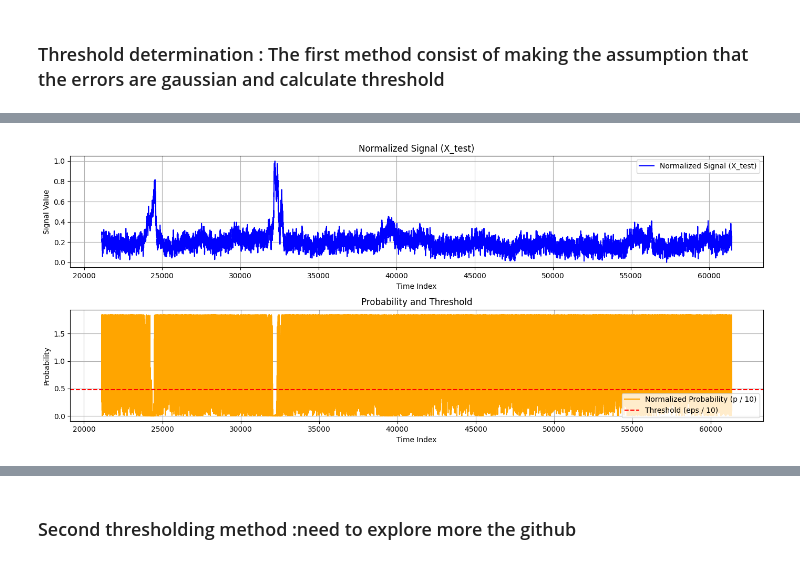
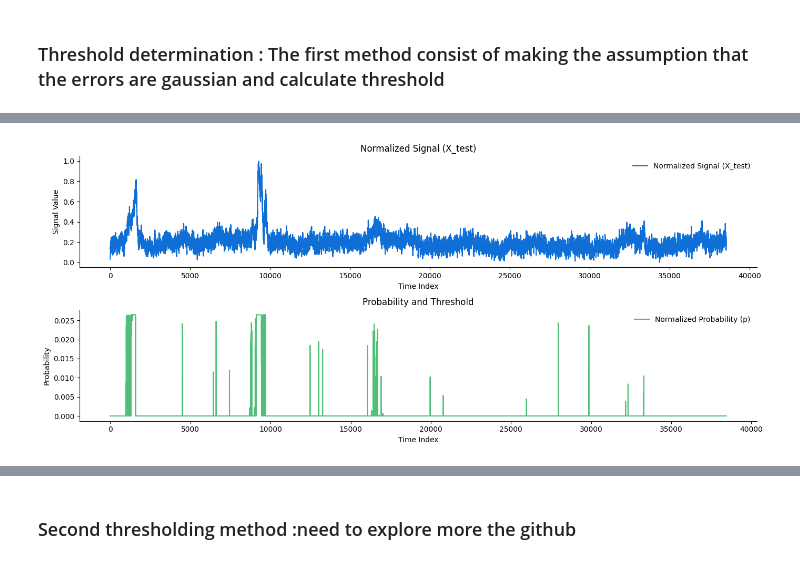
Before and after one commit to LucasTramonte/Radiological-pollution-monitoring-anomaly-detection, a Jupyter notebook: main.ipynb, the cells around one changed output, grey strips where cells are left out. Drawn from its saved outputs; the diff is of its cells as text; code cells hidden in the pictures.

```diff
--- a/main.ipynb
+++ b/main.ipynb
@@ -378,7 +446,8 @@ def train_model (model ,X_train,Y_train,n_epoch):
 # ------------ PREPARE THE DATA FOR TRAINING AND TEST ----------------------------------
 
 df_train = df.copy(deep= True)
-X = df_train['Normal 0'].to_numpy() # contains 3105 samples
+X = df_train.iloc[:,0:13].to_numpy().reshape(-1) # contains 1316 × 18 samples- corresponding to february to june
+#X = df_train["Normal 0"].to_numpy()
 
 df_test = data.copy(deep= True)
 X_test=df_test['20/10/2015 09:18'].to_numpy()  #contains all data for the last monthn
@@ -391,7 +460,8 @@ data_reshaped = data_concatenate.reshape(-1, 1)
 scaler = MinMaxScaler((0,1))
 scaled_data = scaler.fit_transform(data_reshaped)
 
-X , X_test = scaled_data[:3105],scaled_data[3105:]
+#X , X_test = scaled_data[:3105],scaled_data[3105:]
+X , X_test = scaled_data[:17108],scaled_data[17108:]
 
 def create_sequence(seq ,ls ):
     X=[]
@@ -471,11 +541,13 @@ class normal_threshold:
 
         errors=self.model.predict(X_test) - Y_test
 
-        p = np.array([norm.pdf(x, self.mu , self.sigma)[0]  for x in errors])
+        p = [norm.pdf(x, self.mu , self.sigma)[0]  for x in errors]
+
+        proba = np.array([self.eps - pr if pr < self.eps else 0 for pr in p ])
         prediction =np.array([ p< self.eps ])
 
-        return prediction , p , self.eps
+        return prediction , proba , self.eps
 
 
-threshold = normal_threshold(x_val,y_val,model, thres= 0.95)
+threshold = normal_threshold(x_val,y_val,model, thres= 0.9995)
 prediction ,p, eps  =threshold.classify(x_test,y_test)
@@ -482,26 +557,29 @@ prediction ,p, eps  =threshold.classify(x_test,y_test)
 # %%
 # Plot the X_test signal
 plt.figure(figsize=(14, 6))
 
-plt.subplot(2, 1, 1)
-plt.plot(X_test, label='Normalized Signal (X_test)', color='blue')
+
+ax = plt.subplot(2, 1, 1)
+plt.plot(X_test, label='Normalized Signal (X_test)', color='#0F6FD6')
 plt.xlabel('Time Index')
 plt.ylabel('Signal Value')
 plt.title('Normalized Signal (X_test)')
-plt.legend()
-plt.grid(True)
+plt.legend(frameon=False)
+ax.spines['top'].set_visible(False)
+ax.spines['right'].set_visible(False)
 
 # Plot the probability p and the threshold
-plt.subplot(2, 1, 2)
-plt.plot(p/10 , label='Normalized Probability (p / 10)', color='orange')
-plt.axhline(eps/10 , color='red', linestyle='--', label='Threshold (eps / 10)')
+ax = plt.subplot(2, 1, 2)
+plt.plot(p, label='Normalized Probability (p)', color='#52BF78')
+#plt.axhline(eps , color='red', linestyle='--', label='Threshold (eps)')
 plt.xlabel('Time Index')
 plt.ylabel('Probability')
 plt.title('Probability and Threshold')
-plt.legend()
-plt.grid(True)
+plt.legend(frameon=False)
+ax.spines['top'].set_visible(False)
+ax.spines['right'].set_visible(False)
 
 plt.tight_layout()
 plt.show()
 # %% [output]
-[figure, old version]
+[figure, new version]
```
Also changed, not shown: parts of 8 cells of this notebook, 1 other file.
